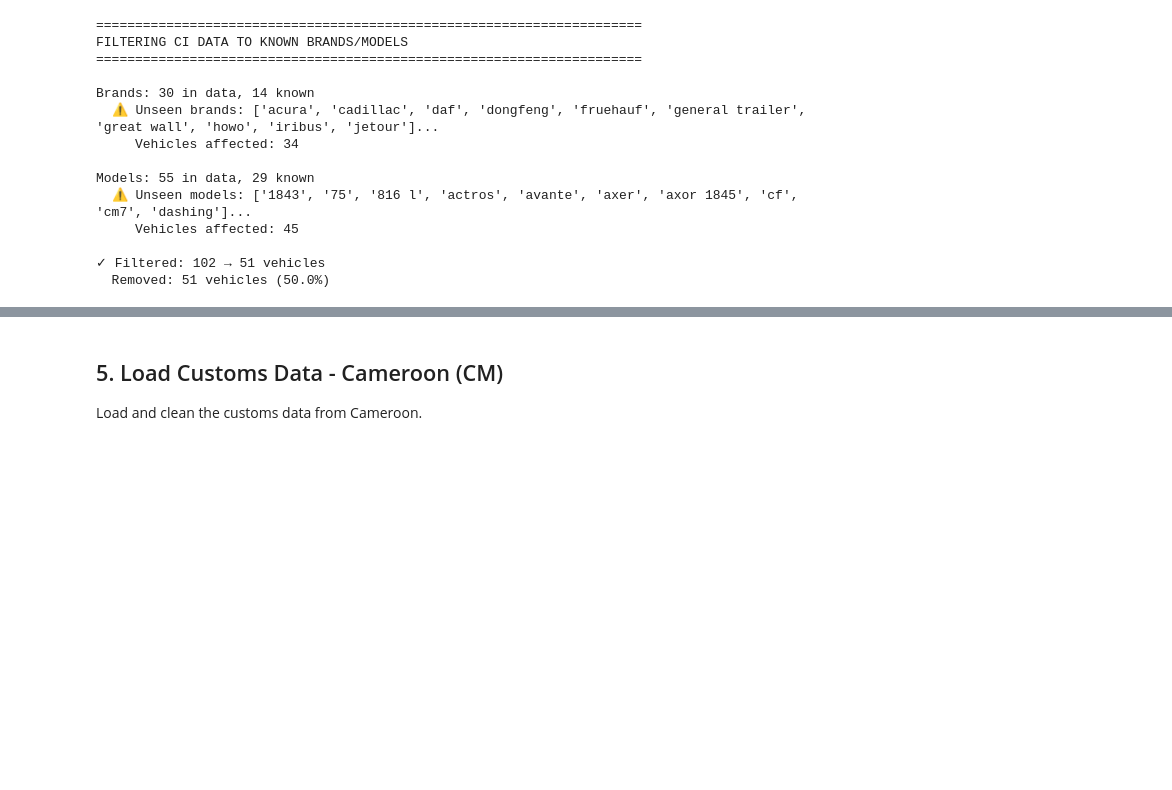
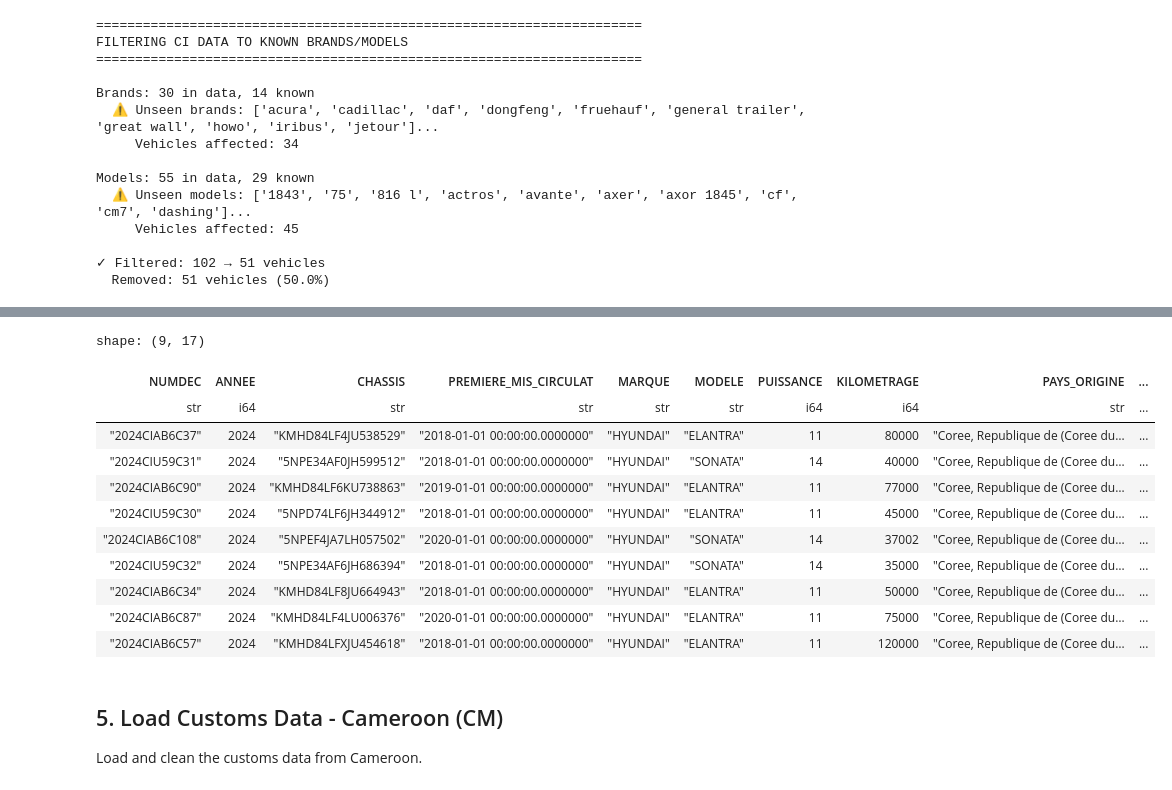
Before and after one commit to brunothefirst/car_price_prediction, a Jupyter notebook: notebooks/07_lean_model_evaluation_customs.ipynb, the cells around one changed output, grey strips where cells are left out. Cells and saved outputs as stored; diff of their text form; code cells hidden in the pictures; blank space fills up the shorter version.

```diff
--- a/notebooks/07_lean_model_evaluation_customs.ipynb
+++ b/notebooks/07_lean_model_evaluation_customs.ipynb
@@ -286,3 +338,18 @@ Models: 55 in data, 29 known
+# %%
+df_ci.filter(pl.col('model').is_in(['elantra', 'sonata']))
+# %% [output]
+shape: (9, 17)
+| NUMDEC | ANNEE | CHASSIS | PREMIERE_MIS_CIRCULAT | MARQUE | MODELE | PUISSANCE | KILOMETRAGE | PAYS_ORIGINE | ... |
+| str | i64 | str | str | str | str | i64 | i64 | str | ... |
+| "2024CIAB6C37" | 2024 | "KMHD84LF4JU538529" | "2018-01-01 00:00:00.0000000" | "HYUNDAI" | "ELANTRA" | 11 | 80000 | "Coree, Republique de (Coree du… | ... |
+| "2024CIU59C31" | 2024 | "5NPE34AF0JH599512" | "2018-01-01 00:00:00.0000000" | "HYUNDAI" | "SONATA" | 14 | 40000 | "Coree, Republique de (Coree du… | ... |
+| "2024CIAB6C90" | 2024 | "KMHD84LF6KU738863" | "2019-01-01 00:00:00.0000000" | "HYUNDAI" | "ELANTRA" | 11 | 77000 | "Coree, Republique de (Coree du… | ... |
+| "2024CIU59C30" | 2024 | "5NPD74LF6JH344912" | "2018-01-01 00:00:00.0000000" | "HYUNDAI" | "ELANTRA" | 11 | 45000 | "Coree, Republique de (Coree du… | ... |
+| "2024CIAB6C108" | 2024 | "5NPEF4JA7LH057502" | "2020-01-01 00:00:00.0000000" | "HYUNDAI" | "SONATA" | 14 | 37002 | "Coree, Republique de (Coree du… | ... |
+| "2024CIU59C32" | 2024 | "5NPE34AF6JH686394" | "2018-01-01 00:00:00.0000000" | "HYUNDAI" | "SONATA" | 14 | 35000 | "Coree, Republique de (Coree du… | ... |
+| "2024CIAB6C34" | 2024 | "KMHD84LF8JU664943" | "2018-01-01 00:00:00.0000000" | "HYUNDAI" | "ELANTRA" | 11 | 50000 | "Coree, Republique de (Coree du… | ... |
+| "2024CIAB6C87" | 2024 | "KMHD84LF4LU006376" | "2020-01-01 00:00:00.0000000" | "HYUNDAI" | "ELANTRA" | 11 | 75000 | "Coree, Republique de (Coree du… | ... |
+| "2024CIAB6C57" | 2024 | "KMHD84LFXJU454618" | "2018-01-01 00:00:00.0000000" | "HYUNDAI" | "ELANTRA" | 11 | 120000 | "Coree, Republique de (Coree du… | ... |
 # %% [markdown]
 ## 5. Load Customs Data - Cameroon (CM)
 
```
Also changed, not shown: parts of 9 cells of this notebook, 5 other files.
